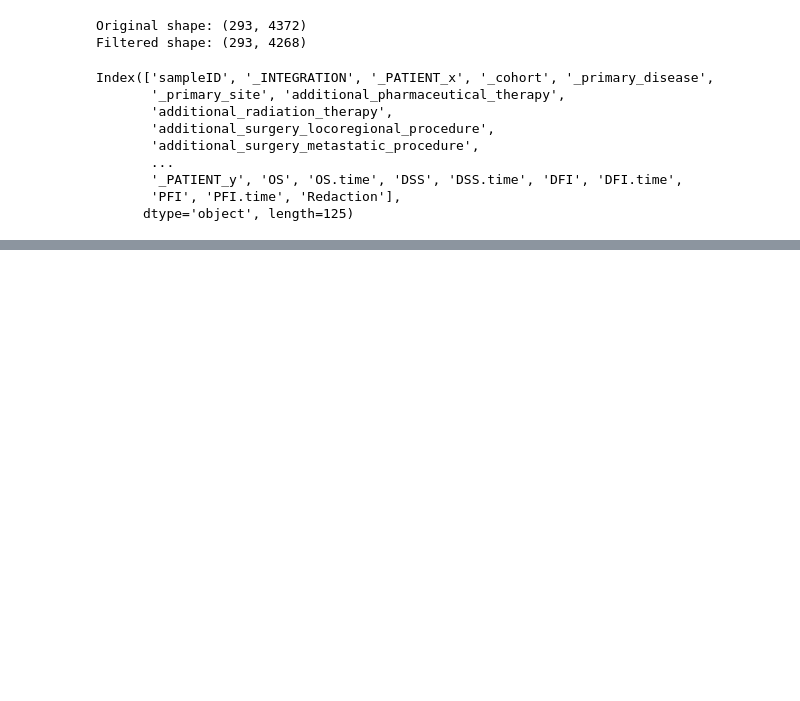
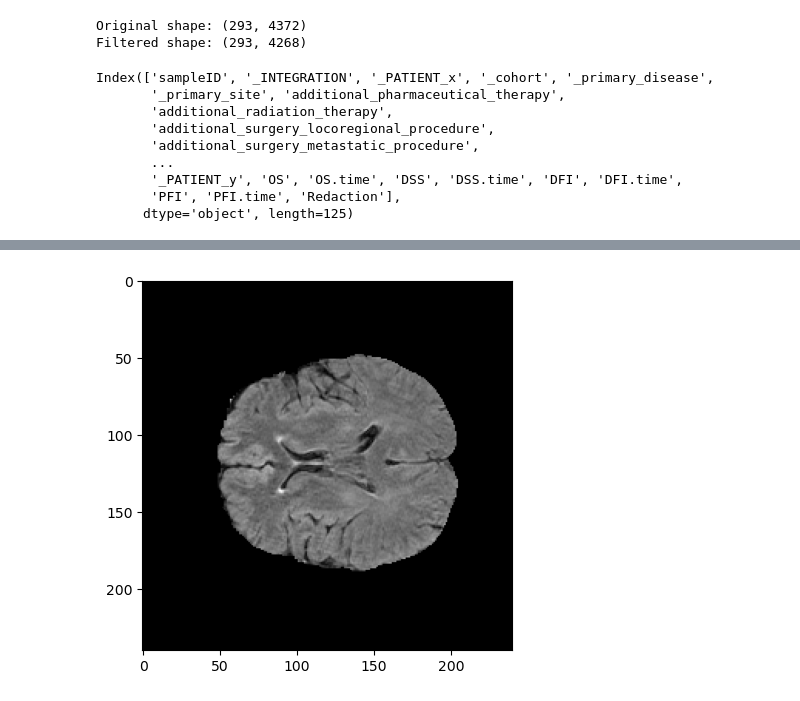
Before and after one commit to minnminncherry/BrainCancerSurv, a Jupyter notebook: clean_dataset/genomic_data_clean.ipynb, the cells around one changed output, grey strips where cells are left out. Cells and saved outputs as stored; diff of their text form; code cells hidden in the pictures; blank space fills up the shorter version.

Commit message:
add the mri data and combine three modality

```diff
--- a/clean_dataset/genomic_data_clean.ipynb
+++ b/clean_dataset/genomic_data_clean.ipynb
@@ -612,0 +802,14 @@ df_clinical_subset.to_csv("/home/licongcong/Desktop/TCGA/tcga-lgg/clean_data/cli
+# %%
+import nibabel as nib
+
+def show_nii_images(nii_file_path):
+
+    img = nib.load(nii_file_path)
+    img_data = img.get_fdata()
+
+    plt.imshow(img_data[:, :, img_data.shape[2] // 2], cmap='gray')
+    plt.show()
+
+show_nii_images("/media/licongcong/Data 1/TCGA-GBM/MRI-images/TCGA-02-0006/TCGA-02-0006_1996.08.23_flair.nii.gz")
+# %% [output]
+[figure, added]
```
Also changed, not shown: parts of 19 cells of this notebook, 29 other files.
